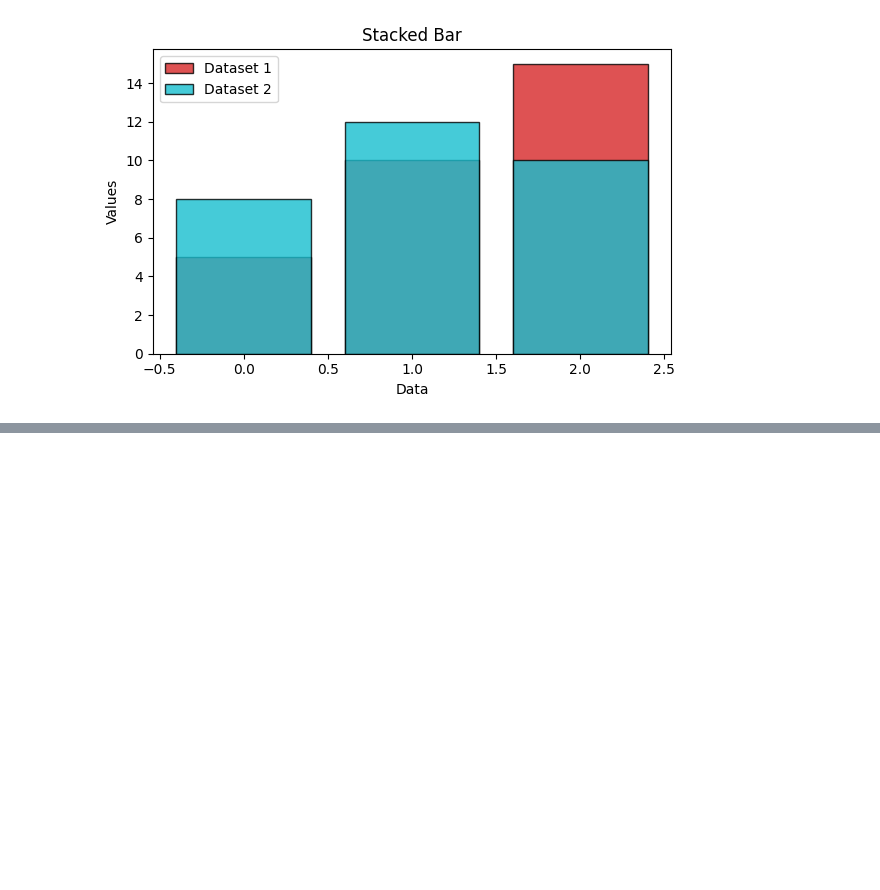
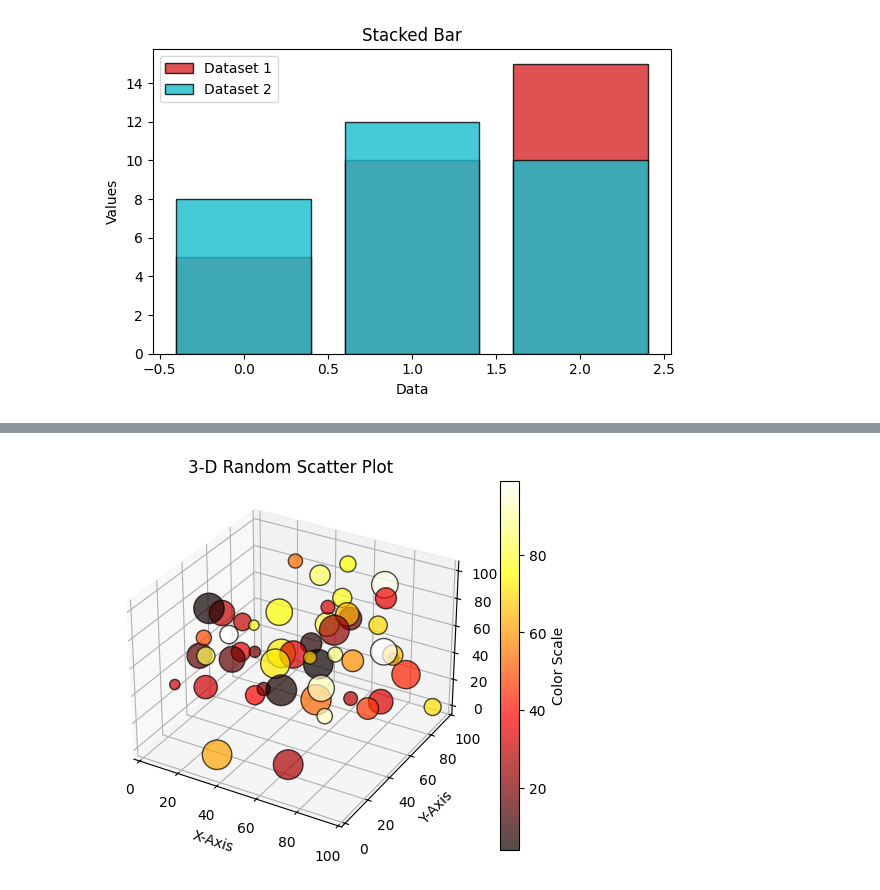
Before and after one commit to KodaliSuchitraKamala/Wipro_Training, a Jupyter notebook: Matplotlib.ipynb, the cells around one changed output, grey strips where cells are left out. Cells and saved outputs as stored; diff of their text form; code cells hidden in the pictures; blank space fills up the shorter version.

```diff
--- a/Matplotlib.ipynb
+++ b/Matplotlib.ipynb
@@ -771,0 +817,22 @@ plt.show()
+# %%
+import numpy as np
+import matplotlib.pyplot as plt
+from mpl_toolkits.mplot3d import Axes3D
+np.random.seed(20)
+x = np.random.rand(50) * 100
+y = np.random.rand(50) * 100
+z = np.random.rand(50) * 100
+sizes = np.random.randint(50, 500, 50)
+fig = plt.figure()
+colors = np.random.randint(0, 100, 50)
+ax = fig.add_subplot(111, projection = '3d')
+scatter = ax.scatter(x, y, z, c=colors, s = sizes, cmap = 'hot', edgecolors = '#000000', alpha = 0.7)
+fig.colorbar(scatter,ax= ax, label = 'Color Scale')
+ax.set_xlabel('X-Axis')
+ax.set_ylabel('Y-Axis')
+ax.set_zlabel('Z-Axis')
+plt.title("3-D Random Scatter Plot")
+plt.grid()
+plt.show()
+# %% [output]
+[figure, added]
```
Also changed, not shown: parts of 12 cells of this notebook.
